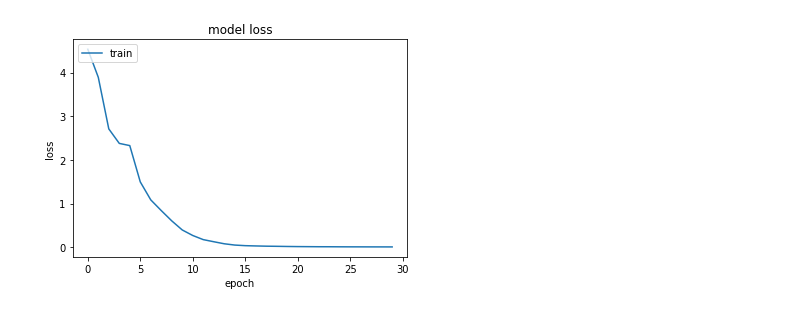
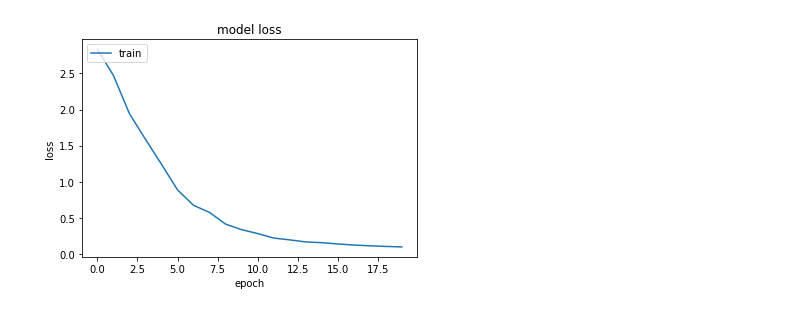
Before and after one commit to jeffcav/face-recog, a Jupyter notebook: models/lenet.ipynb, the cells around one changed output. Cells and saved outputs as stored; diff of their text form; code cells hidden in the pictures.

Commit message:
lenet5 com randomsearch

```diff
--- a/models/lenet.ipynb
+++ b/models/lenet.ipynb
@@ -7,3 +10,3 @@ import src.python.yalefaces as yalefaces
 # %%
 X, y = yalefaces.load("../datasets/yalefaces", flatten=False)
-X_train, X_test, y_train, y_test = train_test_split(X, y, test_size=0.2, random_state=11, stratify=y)
+X_train, X_test, y_train, y_test = train_test_split(X, y, test_size=0.1, random_state=11, stratify=y)
@@ -60,0 +13,20 @@ Epoch 30/30
+# %%
+batch_size = [20, 40, 60, 80]
+epochs = [20]
+optimizer = ['sgd', 'rmsprop', 'adadelta', 'adam', 'adamx']
+learn_rate = [0.001, 0.01, 0.1, 0.2, 0.3]
+momentum = [0.0, 0.2, 0.4, 0.6, 0.8, 0.9]
+# init_mode = ['uniform', 'lecun_uniform', 'normal', 'zero', 'glorot_normal', 'glorot_uniform', 'he_normal',
+#              'he_uniform']
+# dropout_rate = [0.0, 0.1, 0.2, 0.3, 0.4, 0.5, 0.6, 0.7, 0.8, 0.9]
+param_grid = dict(
+    batch_size=batch_size,
+    epochs=epochs,
+    optimizer=optimizer,
+    optimizer__learning_rate=learn_rate
+)
+model = KerasClassifier(model=Lenet5, loss="sparse_categorical_crossentropy", metrics=['accuracy'])
+# %%
+cv = RandomizedSearchCV(model, param_grid, n_jobs=-1, cv=StratifiedKFold(n_splits=5, shuffle=True), n_iter=20)
+#cv = GridSearchCV(model, param_grid, n_jobs=-1, cv=4)
+grid_result = cv.fit(X_train, y_train)
@@ -61,10 +94,11 @@ Epoch 30/30
 # %%
-plt.plot(history.history['loss'])
+history = grid_result.best_estimator_.history_
+plt.plot(history['loss'])
 plt.title('model loss')
 plt.ylabel('loss')
 plt.xlabel('epoch')
 plt.legend(['train', 'test'], loc='upper left')
 plt.show()
 # %% [output]
-[figure, old version]
+[figure, new version]
 # %%
```
Also changed, not shown: parts of 9 cells of this notebook, 1 other file.
